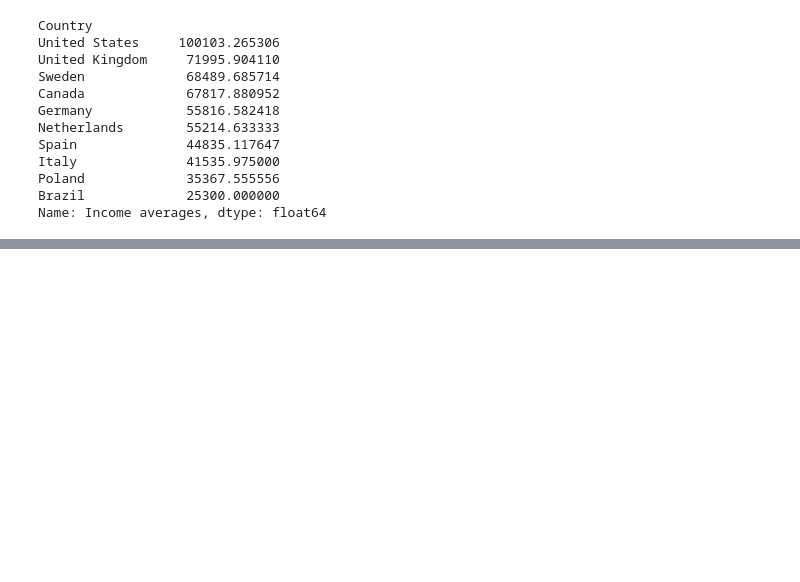
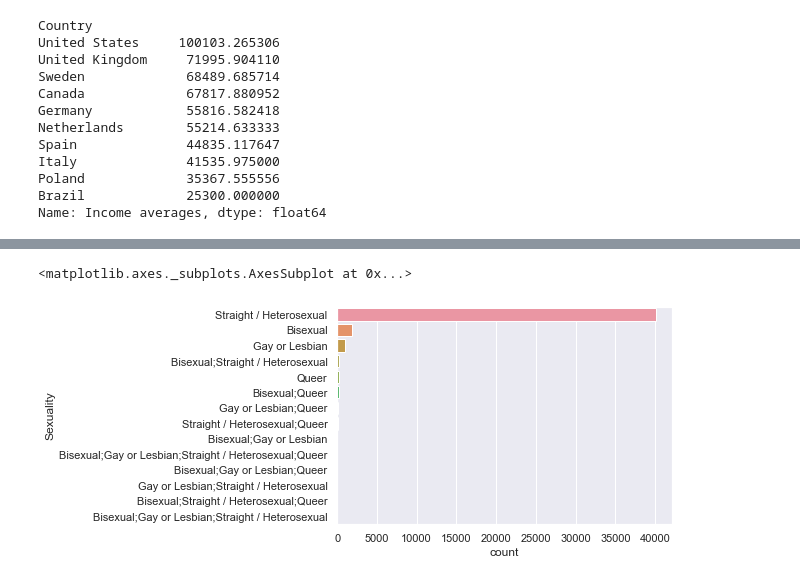
Before and after one commit to yayorbitgum/Learning, a Jupyter notebook: Python/Projects/SO2020Survey/StackOverflowSurvey2020.ipynb, the cells around one changed output, grey strips where cells are left out. Drawn from its saved outputs; the diff is of its cells as text; code cells hidden in the pictures; blank space fills up the shorter version.

```diff
--- a/Python/Projects/SO2020Survey/StackOverflowSurvey2020.ipynb
+++ b/Python/Projects/SO2020Survey/StackOverflowSurvey2020.ipynb
@@ -184,0 +210,6 @@ sns.lmplot(x="Age", y="ConvertedComp", data=wider_df, hue='Hobbyist', x_estimato
+# %%
+# And overwhelmingly straight, though this statistic is more likely a reflection of humans rather than of developers.
+sns.countplot(y="Sexuality", data=df, order=df['Sexuality'].value_counts().index)
+# %% [output]
+<matplotlib.axes._subplots.AxesSubplot at 0x...>
+[figure, added]
```
Also changed, not shown: parts of 13 cells of this notebook, 2 other files.
